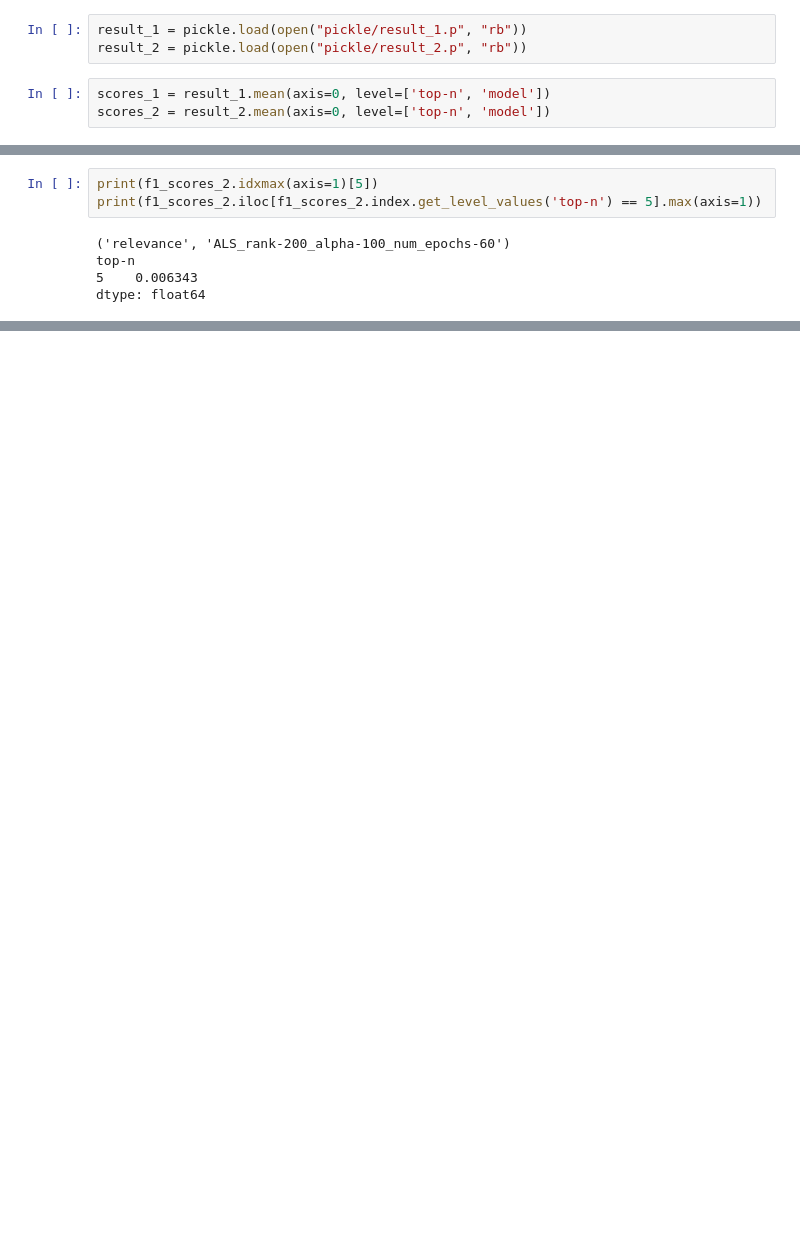
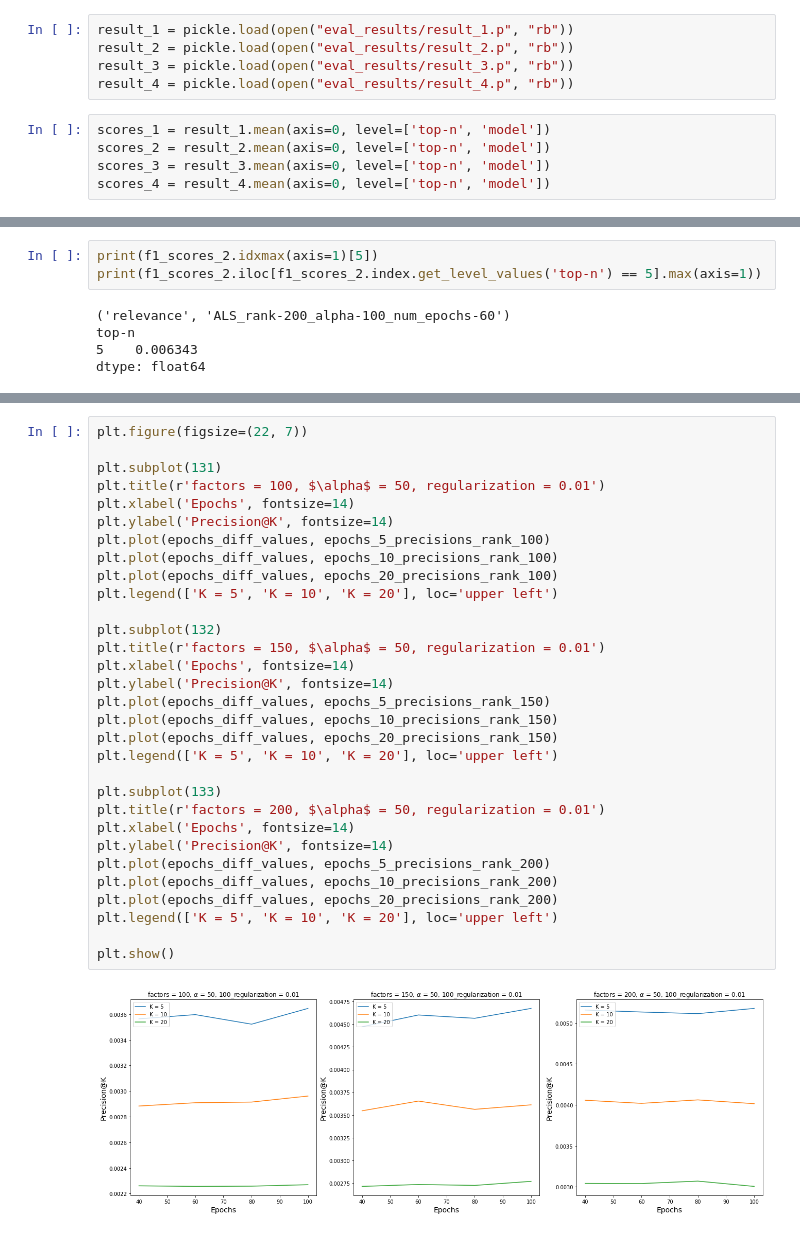
Before and after one commit to dKustura/kiva-cf, a Jupyter notebook: Result analysis.ipynb, the cells around one changed output, grey strips where cells are left out. Cells and saved outputs as stored; diff of their text form; blank space fills up the shorter version.

```diff
--- a/Result analysis.ipynb
+++ b/Result analysis.ipynb
@@ -21,11 +22,15 @@ pd.set_option('display.max_rows', 30)
 # %% [markdown]
 Load results:
 # %%
-result_1 = pickle.load(open("pickle/result_1.p", "rb"))
-result_2 = pickle.load(open("pickle/result_2.p", "rb"))
+result_1 = pickle.load(open("eval_results/result_1.p", "rb"))
+result_2 = pickle.load(open("eval_results/result_2.p", "rb"))
+result_3 = pickle.load(open("eval_results/result_3.p", "rb"))
+result_4 = pickle.load(open("eval_results/result_4.p", "rb"))
 # %%
 scores_1 = result_1.mean(axis=0, level=['top-n', 'model'])
 scores_2 = result_2.mean(axis=0, level=['top-n', 'model'])
+scores_3 = result_3.mean(axis=0, level=['top-n', 'model'])
+scores_4 = result_4.mean(axis=0, level=['top-n', 'model'])
 # %% [markdown]
 ### F1 score function
 *F1 = 2 * (precision * recall) / (precision + recall)*
@@ -172,0 +353,33 @@ dtype: float64
+# %%
+plt.figure(figsize=(22, 7))
+
+plt.subplot(131)
+plt.title(r'factors = 100, $\alpha$ = 50, regularization = 0.01')
+plt.xlabel('Epochs', fontsize=14)
+plt.ylabel('Precision@K', fontsize=14)
+plt.plot(epochs_diff_values, epochs_5_precisions_rank_100)
+plt.plot(epochs_diff_values, epochs_10_precisions_rank_100)
+plt.plot(epochs_diff_values, epochs_20_precisions_rank_100)
+plt.legend(['K = 5', 'K = 10', 'K = 20'], loc='upper left')
+
+plt.subplot(132)
+plt.title(r'factors = 150, $\alpha$ = 50, regularization = 0.01')
+plt.xlabel('Epochs', fontsize=14)
+plt.ylabel('Precision@K', fontsize=14)
+plt.plot(epochs_diff_values, epochs_5_precisions_rank_150)
+plt.plot(epochs_diff_values, epochs_10_precisions_rank_150)
+plt.plot(epochs_diff_values, epochs_20_precisions_rank_150)
+plt.legend(['K = 5', 'K = 10', 'K = 20'], loc='upper left')
+
+plt.subplot(133)
+plt.title(r'factors = 200, $\alpha$ = 50, regularization = 0.01')
+plt.xlabel('Epochs', fontsize=14)
+plt.ylabel('Precision@K', fontsize=14)
+plt.plot(epochs_diff_values, epochs_5_precisions_rank_200)
+plt.plot(epochs_diff_values, epochs_10_precisions_rank_200)
+plt.plot(epochs_diff_values, epochs_20_precisions_rank_200)
+plt.legend(['K = 5', 'K = 10', 'K = 20'], loc='upper left')
+
+plt.show()
+# %% [output]
+[figure, added]
```
Also changed, not shown: parts of 25 cells of this notebook, 5 other files.
